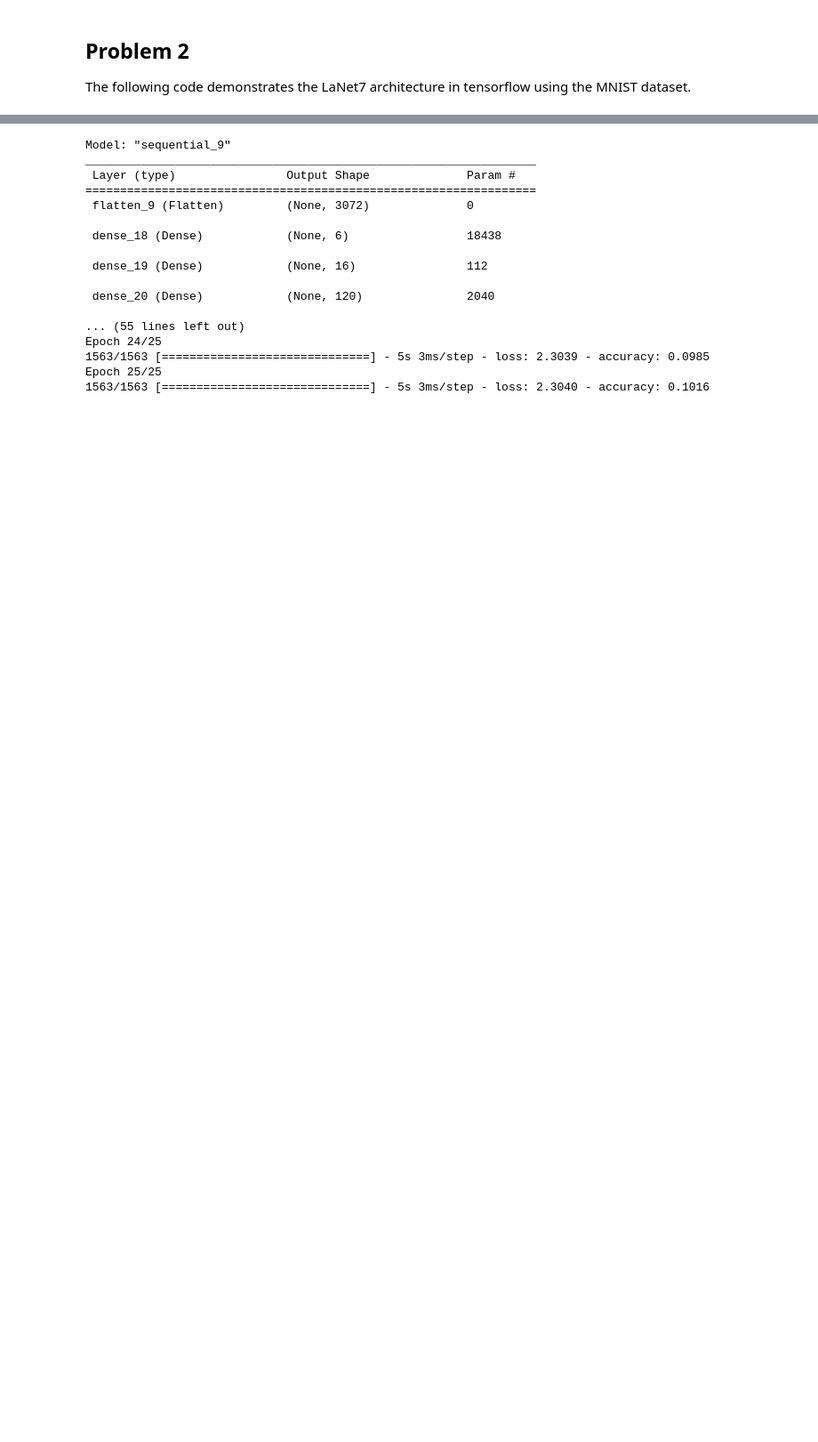
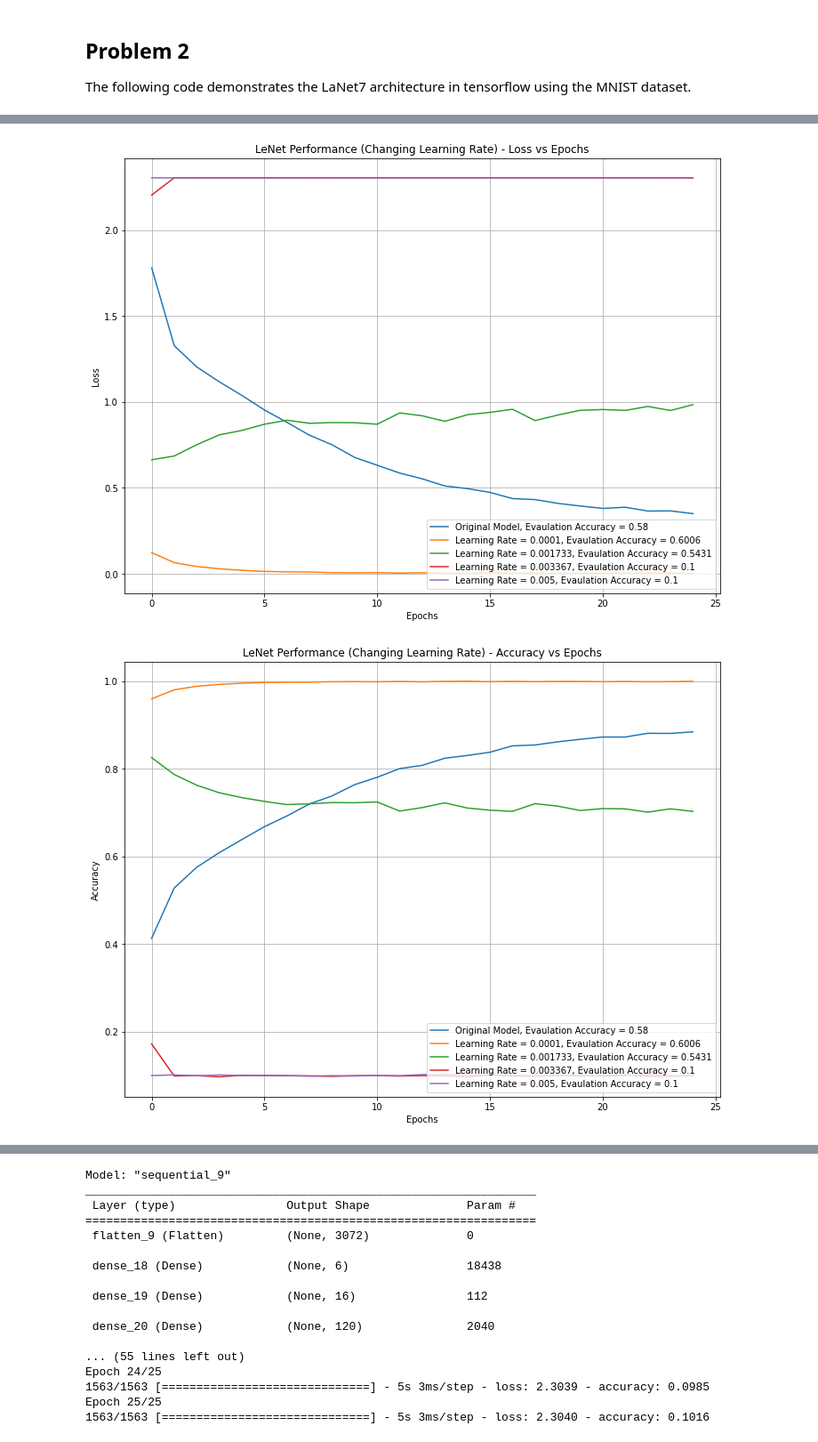
Before and after one commit to lrburle/ML_Asssignment3, a Jupyter notebook: assign_3.ipynb, the cells around one changed output, grey strips where cells are left out. Shown: that part at 89% size. Saved outputs shown, nothing was run; the diff lists cells and outputs as text; code cells hidden in the pictures; blank space fills up the shorter version.

Commit message:
Problem 1 and 2 updates to the models.

```diff
--- a/assign_3.ipynb
+++ b/assign_3.ipynb
@@ -241,12 +176,6 @@ plt.show()
 
 The following code demonstrates the LaNet7 architecture in tensorflow using the MNIST dataset.
 # %%
-#Pulling in the MNIST test data.
+#Pulling in the cifar10 test data.
 cifar10 = keras.datasets.cifar10
-(x_train_full, y_train_full), (x_test, y_test) = cifar10.load_data()
-
-x_train = x_train_full
-y_train = y_train_full
-# #Splits the dataset for validation and training datasets.
-# x_valid, x_train = x_train_full[:5000] / 255.0, x_train_full[5000:] / 255.0
-# y_valid, y_train = y_train_full[:5000], y_train_full[5000:]
+(x_train, y_train), (x_test, y_test) = cifar10.load_data()
@@ -299,0 +241,38 @@ Epoch 25/25
+# %%
+# Show the Loss vs Epochs for each architecture.
+plt.figure(figsize=[12, 9])
+plt.title("LeNet Performance (Changing Learning Rate) - Loss vs Epochs")
+plt.xlabel("Epochs")
+plt.ylabel("Loss")
+
+for idx, i in enumerate(history4):
+	if(idx == 0):
+		plt.plot(history4[idx].history['loss'], label=f'Original Model, Evaulation Accuracy = {test4[idx][1]:.4}')
+	else:
+		plt.plot(history4[idx].history['loss'], label=f'Learning Rate = {learning[idx-1]:.4}, Evaulation Accuracy = {test4[idx][1]:.4}')
+
+plt.legend(loc="lower right")
+plt.grid()
+plt.show()
+
+# Plotting the accuracy versus the epochs in the training parameters.
+plt.figure(figsize=[12, 9])
+plt.title("LeNet Performance (Changing Learning Rate) - Accuracy vs Epochs")
+plt.xlabel("Epochs")
+plt.ylabel("Accuracy")
+
+best = history4[1].history['accuracy']
+
+for idx, i in enumerate(history4):
+	if (idx == 0):
+		plt.plot(history4[idx].history['accuracy'], label=f'Original Model, Evaulation Accuracy = {test4[idx][1]:.4}')
+	else:
+		plt.plot(history4[idx].history['accuracy'], label=f'Learning Rate = {learning[idx-1]:.4}, Evaulation Accuracy = {test4[idx][1]:.4}')
+
+
+plt.grid()
+plt.legend(loc="lower right")
+plt.show()
+# %% [output]
+[figure, added]
+[figure, added]
```
Also changed, not shown: parts of 18 cells of this notebook, 1 other file.
